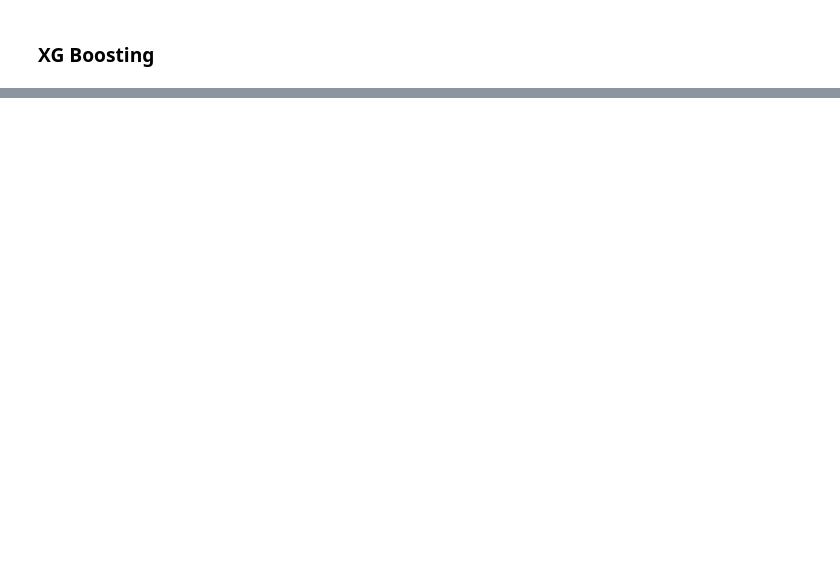
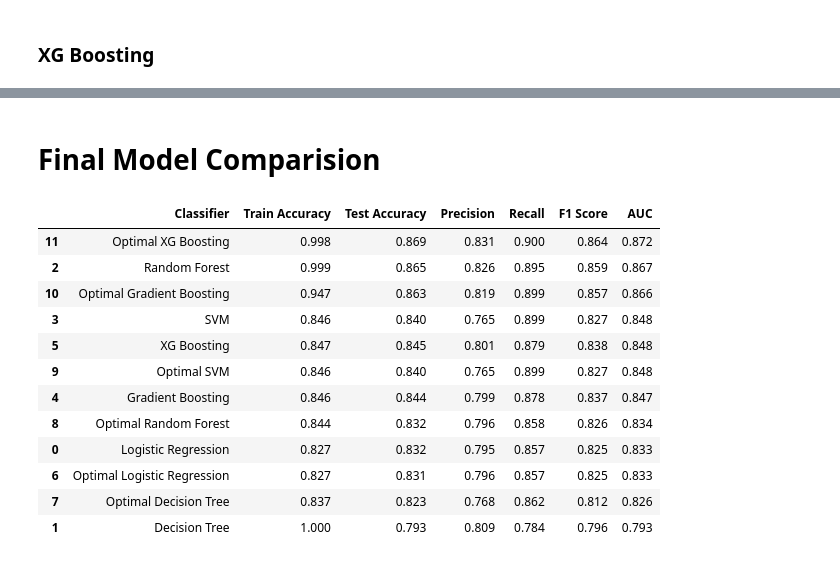
Before and after one commit to nehal35/Credit-Card-Default-Prediction---Capstone-Project, a Jupyter notebook: Credit_Card_Default_Prediction_Capstone_Project.ipynb, the cells around one changed output, grey strips where cells are left out. Cells and saved outputs as stored; diff of their text form; code cells hidden in the pictures; blank space fills up the shorter version.

```diff
--- a/Credit_Card_Default_Prediction_Capstone_Project.ipynb
+++ b/Credit_Card_Default_Prediction_Capstone_Project.ipynb
@@ -1725,0 +1790,31 @@ test_cm_xgb_grid
+# %% [markdown]
+# **Final Model Comparision**
+# %%
+grid_classifiers = ['Optimal Logistic Regression', 'Optimal Decision Tree', 'Optimal Random Forest', 'Optimal SVM', 'Optimal Gradient Boosting', 'Optimal XG Boosting']
+grid_train_accuracy = [train_accuracy_logi_grid, train_accuracy_dtc_grid, train_accuracy_rfc_grid, train_accuracy_svm_grid, train_accuracy_gbc_grid, train_accuracy_xgb_grid]
+grid_test_accuracy = [accuracy_logi_grid, accuracy_dtc_grid, accuracy_rfc_grid, accuracy_svm_grid, accuracy_gbc_grid, accuracy_xgb_grid]
+grid_precision_score = [precision_score_logi_grid, precision_score_dtc_grid, precision_score_rfc_grid, precision_score_svm_grid, precision_score_gbc_grid, precision_score_xgb_grid]
+grid_recall_score = [recall_score_logi_grid, recall_score_dtc_grid, recall_score_rfc_grid, recall_score_svm_grid, recall_score_gbc_grid, recall_score_xgb_grid]
+grid_f1_score = [f1_score_logi_grid, f1_score_dtc_grid, f1_score_rfc_grid, f1_score_svm_grid, f1_score_gbc_grid, f1_score_xgb_grid]
+grid_auc_score = [auc_logi_grid, auc_dtc_grid, auc_rfc_grid, auc_svm_grid, auc_gbc_grid, auc_xgb_grid]
+# %%
+grid_compare_df = pd.DataFrame({'Classifier':grid_classifiers, 'Train Accuracy': grid_train_accuracy, 'Test Accuracy': grid_test_accuracy, 'Precision': grid_precision_score, 'Recall':grid_recall_score, 'F1 Score':grid_f1_score, 'AUC':grid_auc_score })
+# %%
+all_comparision_df = pd.concat([compare_df, grid_compare_df]).reset_index()
+all_comparision_df.drop('index', axis=1, inplace=True)
+all_comparision_df.sort_values('AUC', axis=0, ascending=False, inplace=True)
+all_comparision_df
+# %% [output]
+|  | Classifier | Train Accuracy | Test Accuracy | Precision | Recall | F1 Score | AUC |
+| 11 | Optimal XG Boosting | 0.998 | 0.869 | 0.831 | 0.900 | 0.864 | 0.872 |
+| 2 | Random Forest | 0.999 | 0.865 | 0.826 | 0.895 | 0.859 | 0.867 |
+| 10 | Optimal Gradient Boosting | 0.947 | 0.863 | 0.819 | 0.899 | 0.857 | 0.866 |
+| 3 | SVM | 0.846 | 0.840 | 0.765 | 0.899 | 0.827 | 0.848 |
+| 5 | XG Boosting | 0.847 | 0.845 | 0.801 | 0.879 | 0.838 | 0.848 |
+| 9 | Optimal SVM | 0.846 | 0.840 | 0.765 | 0.899 | 0.827 | 0.848 |
+| 4 | Gradient Boosting | 0.846 | 0.844 | 0.799 | 0.878 | 0.837 | 0.847 |
+| 8 | Optimal Random Forest | 0.844 | 0.832 | 0.796 | 0.858 | 0.826 | 0.834 |
+| 0 | Logistic Regression | 0.827 | 0.832 | 0.795 | 0.857 | 0.825 | 0.833 |
+| 6 | Optimal Logistic Regression | 0.827 | 0.831 | 0.796 | 0.857 | 0.825 | 0.833 |
+| 7 | Optimal Decision Tree | 0.837 | 0.823 | 0.768 | 0.862 | 0.812 | 0.826 |
+| 1 | Decision Tree | 1.000 | 0.793 | 0.809 | 0.784 | 0.796 | 0.793 |
```
Also changed, not shown: parts of 57 cells of this notebook.
